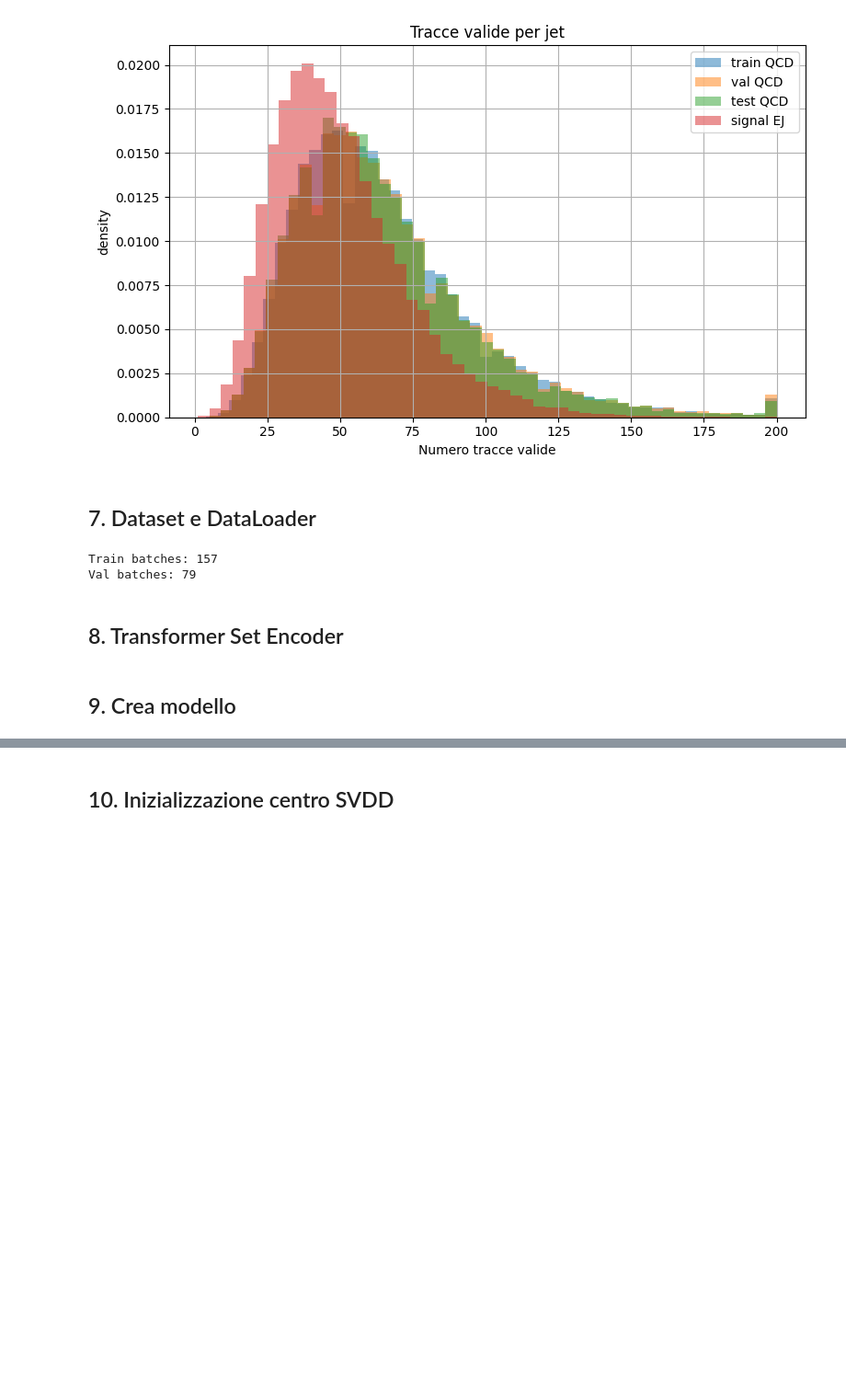
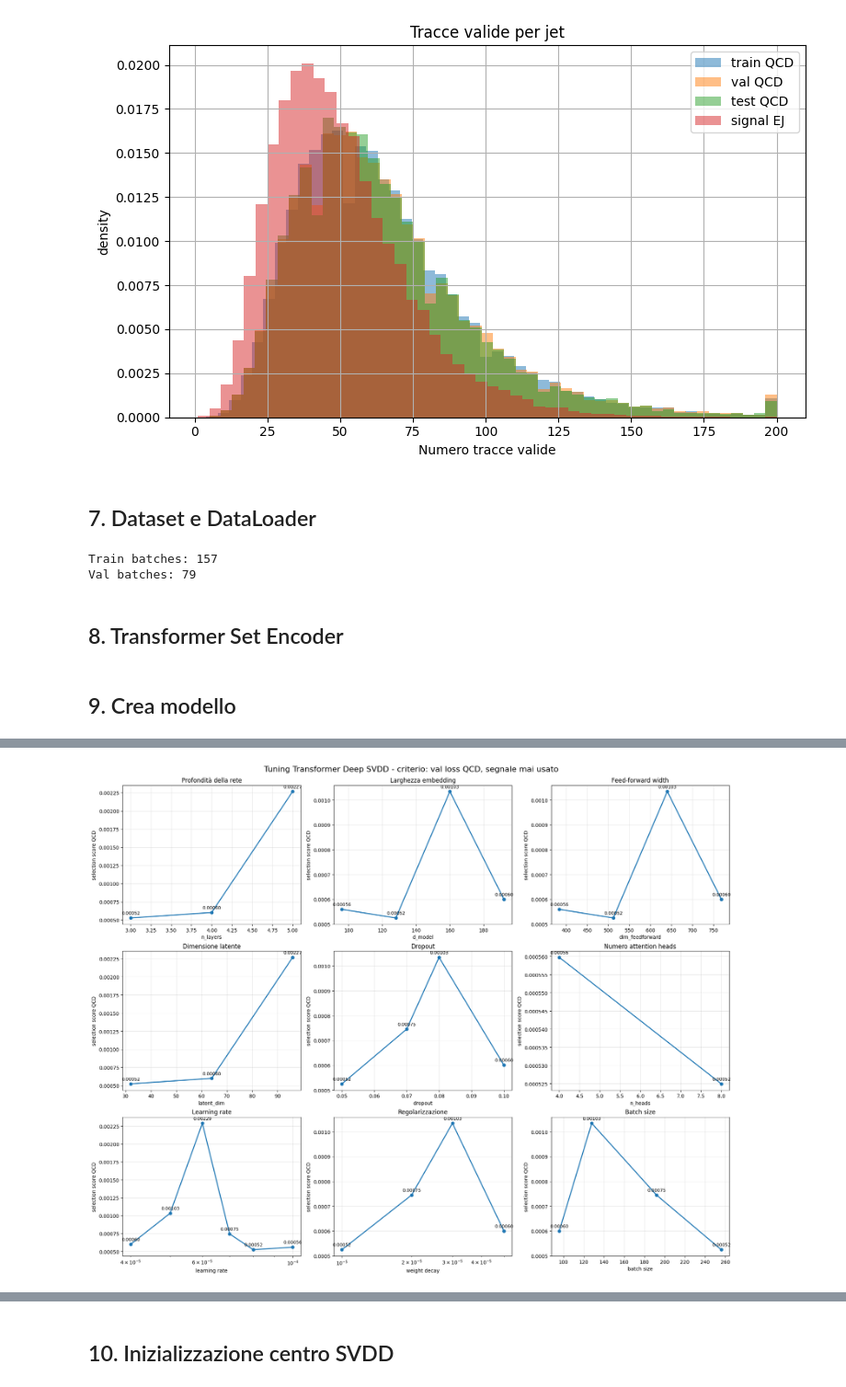
Before and after one commit to Phaesmatos/advanceml, a Jupyter notebook: FINAL/notebooks/FINAL_train_transformer_deep_svdd.ipynb, the cells around one changed output, grey strips where cells are left out. Shown at 92% size. Cells and saved outputs as stored; diff of their text form; code cells hidden in the pictures; blank space fills up the shorter version.

Commit message:
transformer

```diff
--- a/FINAL/notebooks/FINAL_train_transformer_deep_svdd.ipynb
+++ b/FINAL/notebooks/FINAL_train_transformer_deep_svdd.ipynb
@@ -780,0 +1188,90 @@ Parameters: 946880
+# %%
+# ============================================================
+# Plot tuning Transformer
+# ============================================================
+
+try:
+    df_tf_tune = transformer_tuning_results_df.copy()
+except NameError:
+    df_tf_tune = pd.read_csv(OUTPUT_DIR / "transformer_deep_svdd_hparam_tuning.csv")
+
+Y_COL = "selection_score"
+Y_LABEL = "selection score QCD"
+
+def best_by_param(data, param):
+    return (
+        data
+        .groupby(param, as_index=False)[Y_COL]
+        .min()
+        .sort_values(param)
+        .reset_index(drop=True)
+    )
+
+def plot_line_with_labels(ax, x, y, xlabel, title, logx=False):
+    ax.plot(x, y, marker="o", linewidth=2)
+
+    for xi, yi in zip(x, y):
+        ax.annotate(
+            f"{yi:.5f}",
+            xy=(xi, yi),
+            xytext=(0, 7),
+            textcoords="offset points",
+            ha="center",
+            fontsize=9,
+        )
+
+    ax.set_xlabel(xlabel)
+    ax.set_ylabel(Y_LABEL)
+    ax.set_title(title)
+    ax.grid(True, alpha=0.35)
+
+    if logx:
+        ax.set_xscale("log")
+
+fig, axes = plt.subplots(
+    3,
+    3,
+    figsize=(18, 14),
+    constrained_layout=True,
+)
+
+axes = axes.flatten()
+
+fig.suptitle(
+    "Tuning Transformer Deep SVDD - criterio: val loss QCD, segnale mai usato",
+    fontsize=16,
+    y=1.02,
+)
+
+for ax, param, xlabel, title, logx in [
+    (axes[0], "n_layers", "n_layers", "Profondità della rete", False),
+    (axes[1], "d_model", "d_model", "Larghezza embedding", False),
+    (axes[2], "dim_feedforward", "dim_feedforward", "Feed-forward width", False),
+
+    (axes[3], "latent_dim", "latent_dim", "Dimensione latente", False),
+    (axes[4], "dropout", "dropout", "Dropout", False),
+    (axes[5], "n_heads", "n_heads", "Numero attention heads", False),
+
+    (axes[6], "lr", "learning rate", "Learning rate", True),
+    (axes[7], "weight_decay", "weight decay", "Regolarizzazione", True),
+    (axes[8], "batch_size", "batch size", "Batch size", False),
+]:
+    g = best_by_param(df_tf_tune, param)
+
+    plot_line_with_labels(
+        ax,
+        g[param],
+        g[Y_COL],
+        xlabel,
+        title,
+        logx=logx,
+    )
+
+out_path = PLOTS_DIR / "transformer_deep_svdd_hparam_elbow_plots.png"
+plt.savefig(out_path, dpi=200, bbox_inches="tight")
+plt.show()
+
+print("Salvato:", out_path)
+display(df_tf_tune.sort_values("selection_score").reset_index(drop=True))
+# %% [output]
+[figure, added]
```
Also changed, not shown: parts of 18 cells of this notebook.
